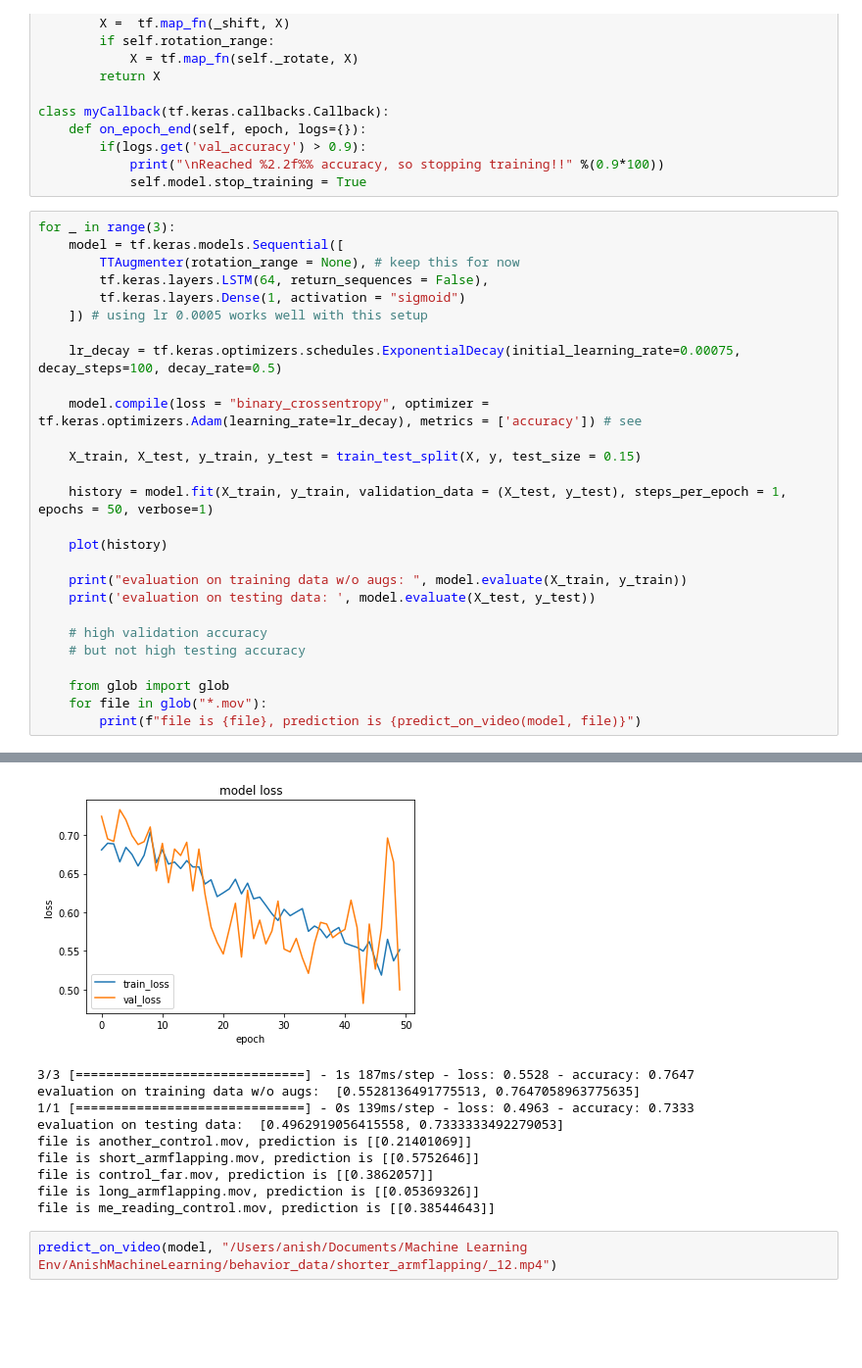
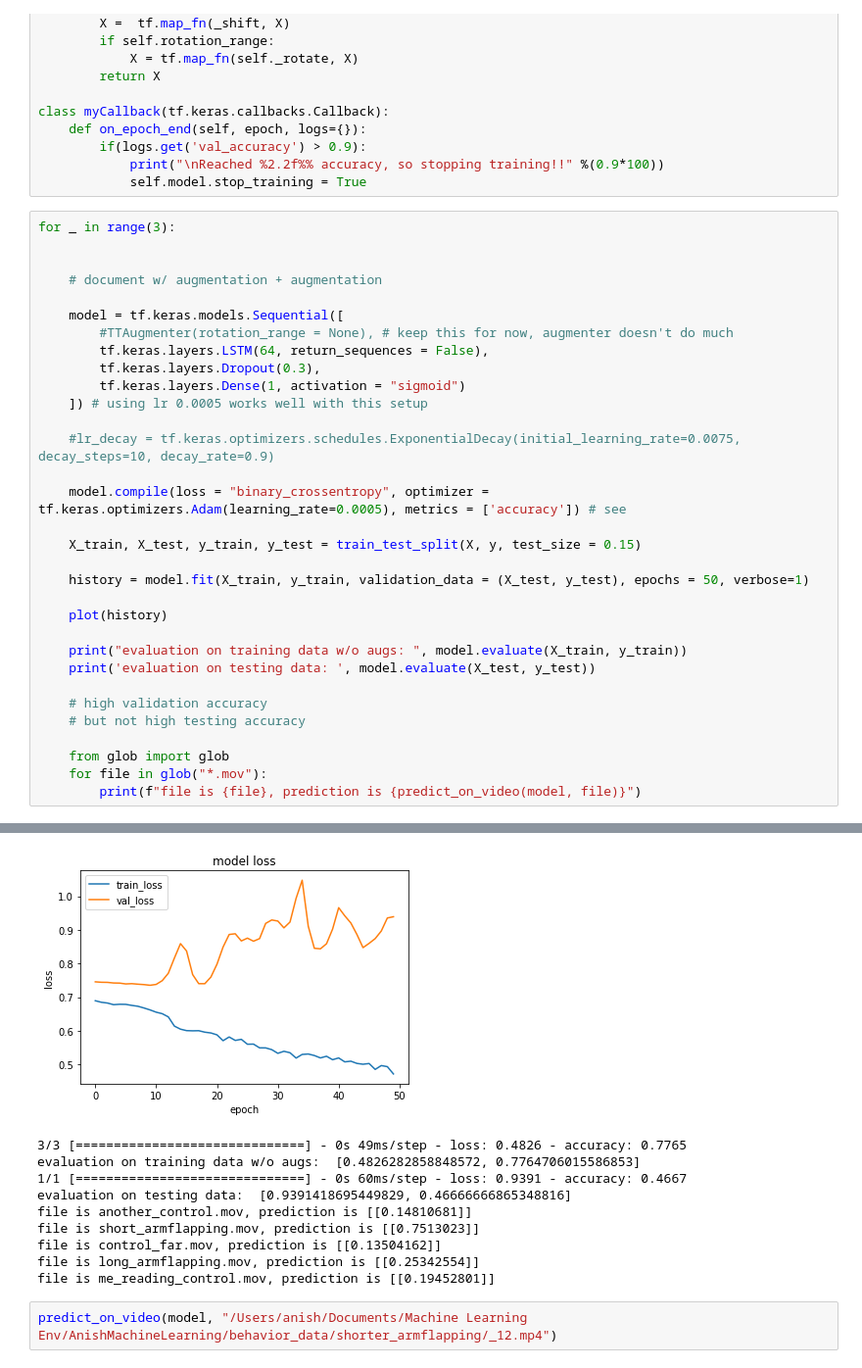
Before and after one commit to anish-lakkapragada/Hand-Classification-For-Autism-Diagnosis, a Jupyter notebook: six_point_detection.ipynb, the cells around one changed output, grey strips where cells are left out. Shown: that part at 98% size. Drawn from its saved outputs; the diff is of its cells as text; blank space fills up the shorter version.

```diff
--- a/six_point_detection.ipynb
+++ b/six_point_detection.ipynb
@@ -389,19 +389,24 @@ class myCallback(tf.keras.callbacks.Callback):
             self.model.stop_training = True
 # %%
 for _ in range(3):
+
+
+    # document w/ augmentation + augmentation
+
     model = tf.keras.models.Sequential([
-        TTAugmenter(rotation_range = None), # keep this for now
+        #TTAugmenter(rotation_range = None), # keep this for now, augmenter doesn't do much
         tf.keras.layers.LSTM(64, return_sequences = False),
+        tf.keras.layers.Dropout(0.3),
         tf.keras.layers.Dense(1, activation = "sigmoid")
     ]) # using lr 0.0005 works well with this setup
 
-    lr_decay = tf.keras.optimizers.schedules.ExponentialDecay(initial_learning_rate=0.00075, decay_steps=100, decay_rate=0.5)
+    #lr_decay = tf.keras.optimizers.schedules.ExponentialDecay(initial_learning_rate=0.0075, decay_steps=10, decay_rate=0.9)
 
-    model.compile(loss = "binary_crossentropy", optimizer = tf.keras.optimizers.Adam(learning_rate=lr_decay), metrics = ['accuracy']) # see
+    model.compile(loss = "binary_crossentropy", optimizer = tf.keras.optimizers.Adam(learning_rate=0.0005), metrics = ['accuracy']) # see
 
     X_train, X_test, y_train, y_test = train_test_split(X, y, test_size = 0.15)
 
-    history = model.fit(X_train, y_train, validation_data = (X_test, y_test), steps_per_epoch = 1, epochs = 50, verbose=1)
+    history = model.fit(X_train, y_train, validation_data = (X_test, y_test), epochs = 50, verbose=1)
 
     plot(history)
 
@@ -474,12 +479,12 @@ Epoch 50/50
-[figure, old version]
+[figure, new version]
-3/3 [==============================] - 1s 187ms/step - loss: 0.5528 - accuracy: 0.7647
-evaluation on training data w/o augs:  [0.5528136491775513, 0.7647058963775635]
-1/1 [==============================] - 0s 139ms/step - loss: 0.4963 - accuracy: 0.7333
-evaluation on testing data:  [0.4962919056415558, 0.7333333492279053]
-file is another_control.mov, prediction is [[0.21401069]]
-file is short_armflapping.mov, prediction is [[0.5752646]]
-file is control_far.mov, prediction is [[0.3862057]]
-file is long_armflapping.mov, prediction is [[0.05369326]]
-file is me_reading_control.mov, prediction is [[0.38544643]]
+3/3 [==============================] - 0s 49ms/step - loss: 0.4826 - accuracy: 0.7765
+evaluation on training data w/o augs:  [0.4826282858848572, 0.7764706015586853]
+1/1 [==============================] - 0s 60ms/step - loss: 0.9391 - accuracy: 0.4667
+evaluation on testing data:  [0.9391418695449829, 0.46666666865348816]
+file is another_control.mov, prediction is [[0.14810681]]
+file is short_armflapping.mov, prediction is [[0.7513023]]
+file is control_far.mov, prediction is [[0.13504162]]
+file is long_armflapping.mov, prediction is [[0.25342554]]
+file is me_reading_control.mov, prediction is [[0.19452801]]
 # %%
 predict_on_video(model, "/Users/anish/Documents/Machine Learning Env/AnishMachineLearning/behavior_data/shorter_armflapping/_12.mp4")
```
Also changed, not shown: parts of 3 cells of this notebook, 17 other files.
